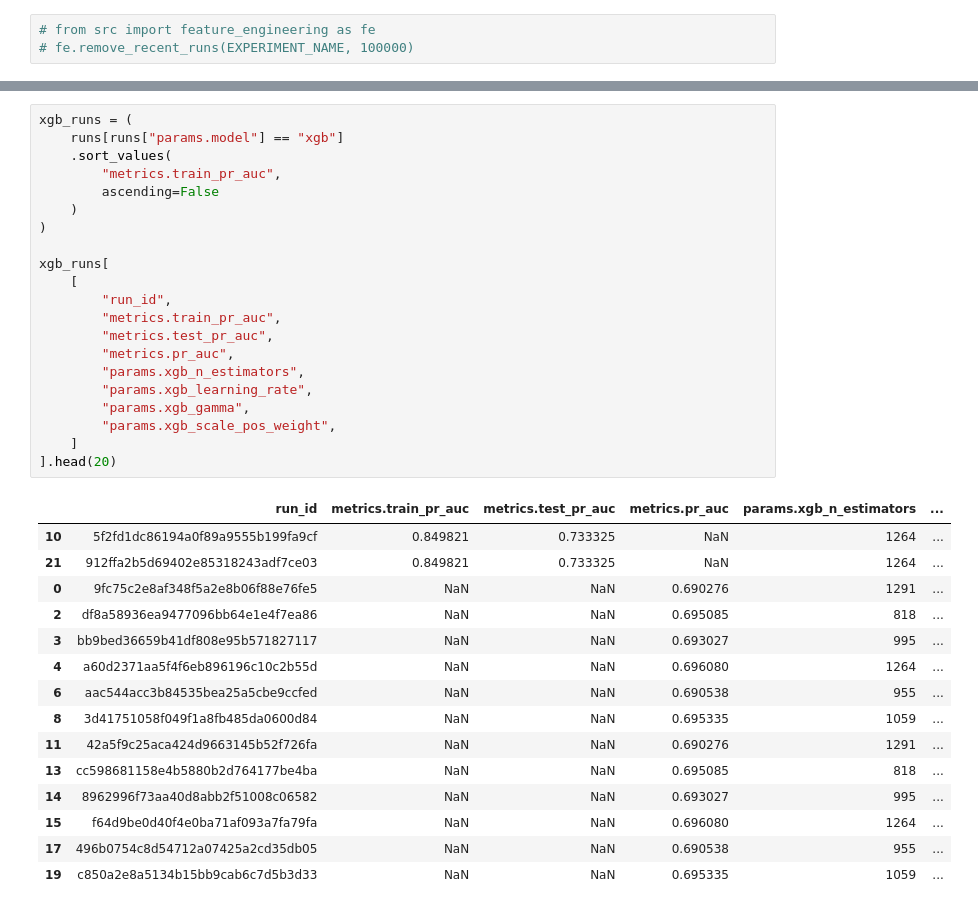
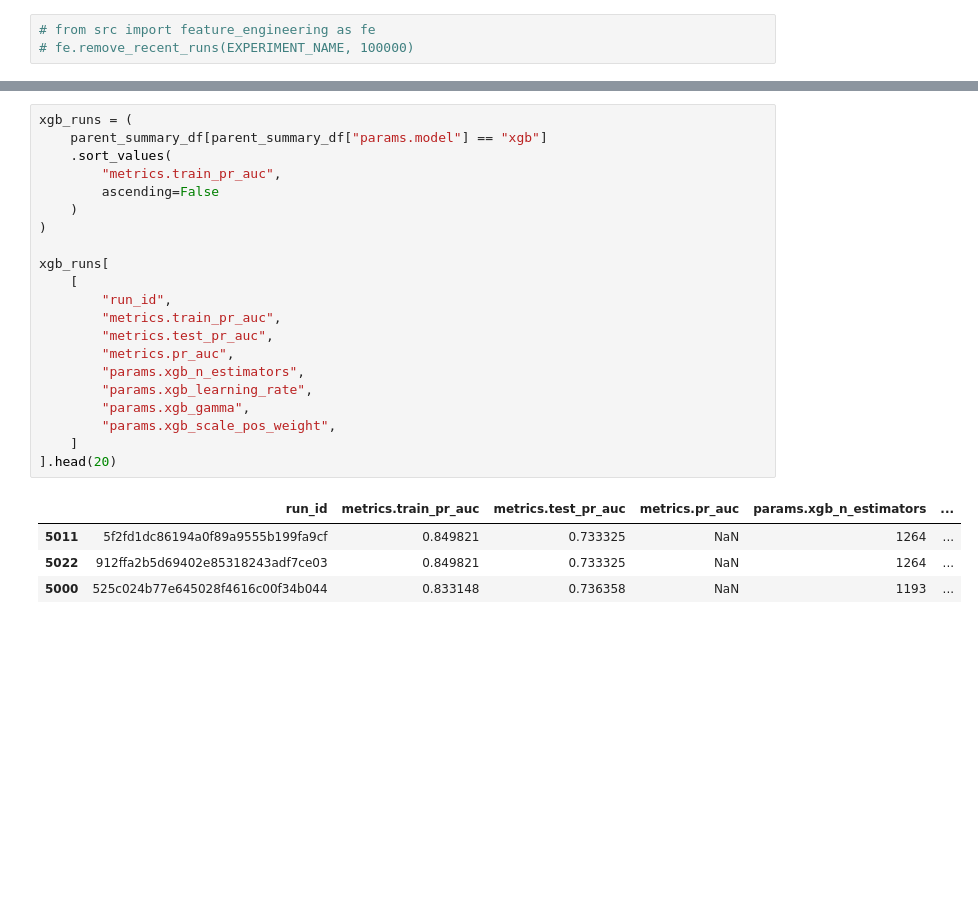
Before and after one commit to hectorvargas-dot/ml_hands_on_project, a Jupyter notebook: notebooks/6.0-havg-optuna-model.ipynb, the cells around one changed output, grey strips where cells are left out. Cells and saved outputs as stored; diff of their text form; blank space fills up the shorter version.

Commit message:
refactor: streamline optuna model optimization and update model documentation

```diff
--- a/notebooks/6.0-havg-optuna-model.ipynb
+++ b/notebooks/6.0-havg-optuna-model.ipynb
@@ -295,37 +271,26 @@ rf_runs[
 # %%
 xgb_runs = (
-    runs[runs["params.model"] == "xgb"]
+    parent_summary_df[parent_summary_df["params.model"] == "xgb"]
     .sort_values(
         "metrics.train_pr_auc",
         ascending=False
     )
 )
 
 xgb_runs[
     [
         "run_id",
         "metrics.train_pr_auc",
         "metrics.test_pr_auc",
         "metrics.pr_auc",
         "params.xgb_n_estimators",
         "params.xgb_learning_rate",
         "params.xgb_gamma",
         "params.xgb_scale_pos_weight",
     ]
 ].head(20)
 # %% [output]
 |  | run_id | metrics.train_pr_auc | metrics.test_pr_auc | metrics.pr_auc | params.xgb_n_estimators | ... |
-| 10 | 5f2fd1dc86194a0f89a9555b199fa9cf | 0.849821 | 0.733325 | NaN | 1264 | ... |
-| 21 | 912ffa2b5d69402e85318243adf7ce03 | 0.849821 | 0.733325 | NaN | 1264 | ... |
-| 0 | 9fc75c2e8af348f5a2e8b06f88e76fe5 | NaN | NaN | 0.690276 | 1291 | ... |
-| 2 | df8a58936ea9477096bb64e1e4f7ea86 | NaN | NaN | 0.695085 | 818 | ... |
-| 3 | bb9bed36659b41df808e95b571827117 | NaN | NaN | 0.693027 | 995 | ... |
-| 4 | a60d2371aa5f4f6eb896196c10c2b55d | NaN | NaN | 0.696080 | 1264 | ... |
-| 6 | aac544acc3b84535bea25a5cbe9ccfed | NaN | NaN | 0.690538 | 955 | ... |
-| 8 | 3d41751058f049f1a8fb485da0600d84 | NaN | NaN | 0.695335 | 1059 | ... |
-| 11 | 42a5f9c25aca424d9663145b52f726fa | NaN | NaN | 0.690276 | 1291 | ... |
-| 13 | cc598681158e4b5880b2d764177be4ba | NaN | NaN | 0.695085 | 818 | ... |
-| 14 | 8962996f73aa40d8abb2f51008c06582 | NaN | NaN | 0.693027 | 995 | ... |
-| 15 | f64d9be0d40f4e0ba71af093a7fa79fa | NaN | NaN | 0.696080 | 1264 | ... |
-| 17 | 496b0754c8d54712a07425a2cd35db05 | NaN | NaN | 0.690538 | 955 | ... |
-| 19 | c850a2e8a5134b15bb9cab6c7d5b3d33 | NaN | NaN | 0.695335 | 1059 | ... |
+| 5011 | 5f2fd1dc86194a0f89a9555b199fa9cf | 0.849821 | 0.733325 | NaN | 1264 | ... |
+| 5022 | 912ffa2b5d69402e85318243adf7ce03 | 0.849821 | 0.733325 | NaN | 1264 | ... |
+| 5000 | 525c024b77e645028f4616c00f34b044 | 0.833148 | 0.736358 | NaN | 1193 | ... |
```
Also changed, not shown: parts of 10 cells of this notebook, 7 other files.
